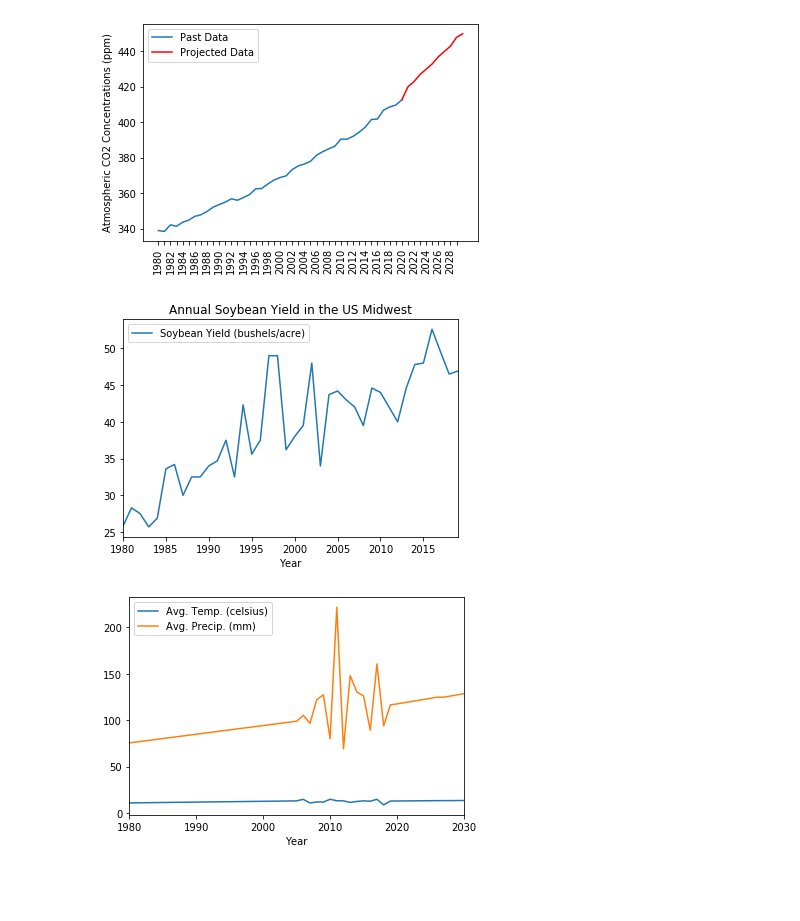
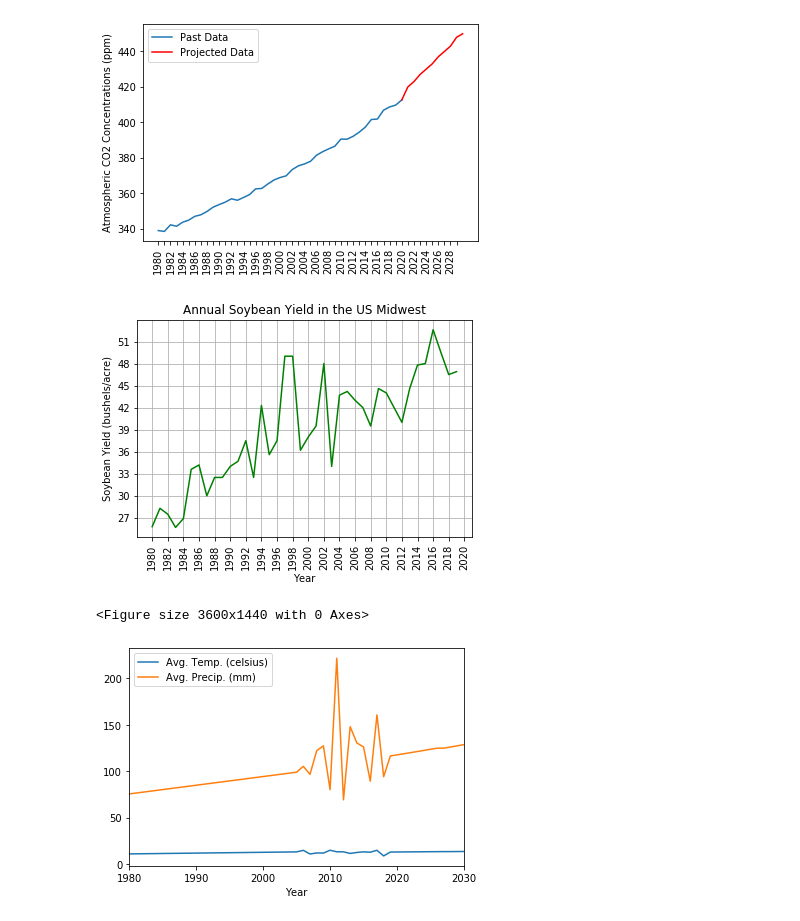
Before and after one commit to laniepreston/CapstoneCode, a Jupyter notebook: regression_models.ipynb, the cells around one changed output. Drawn from its saved outputs; the diff is of its cells as text; code cells hidden in the pictures; blank space fills up the shorter version.

```diff
--- a/regression_models.ipynb
+++ b/regression_models.ipynb
@@ -47,11 +47,25 @@ Year
 # %%
 #data on soybean yields
 soy_yield = pd.read_excel("annual_midwest_soybean_yield.xlsx")
 
-soy_yield.plot(x ='Year', y='Soybean Yield (bushels/acre)', title = "Annual Soybean Yield in the US Midwest", kind = 'line')
-annual_soy_yield = soy_yield.set_index('Year')
+#soy_yield.plot(x ='Year', y='Soybean Yield (bushels/acre)', title = "Annual Soybean Yield in the US Midwest", kind = 'line')
+#annual_soy_yield = soy_yield.set_index('Year')
+
+tick_spacing = 2
+fig, ax = plt.subplots(1,1)
+ax.plot(soy_yield['Year'], soy_yield['Soybean Yield (bushels/acre)'], color='green')
+ax.xaxis.set_major_locator(ticker.MultipleLocator(tick_spacing))
+plt.xlabel('Year')
+tick_spacing = 3
+ax.yaxis.set_major_locator(ticker.MultipleLocator(tick_spacing))
+plt.ylabel('Soybean Yield (bushels/acre)')
+plt.xticks(rotation=90)
+ax.set_title("Annual Soybean Yield in the US Midwest")
+plt.grid()
+plt.show()
 # %% [output]
-[figure, old version]
+[figure, new version]
+<Figure size 3600x1440 with 0 Axes>
 # %%
 temps_precip = pd.read_excel("avg_temps_precip.xlsx")
 temps_precip
```
Also changed, not shown: parts of 13 cells of this notebook.
